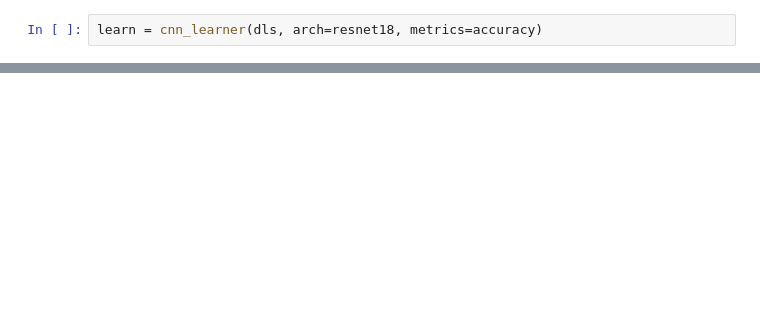
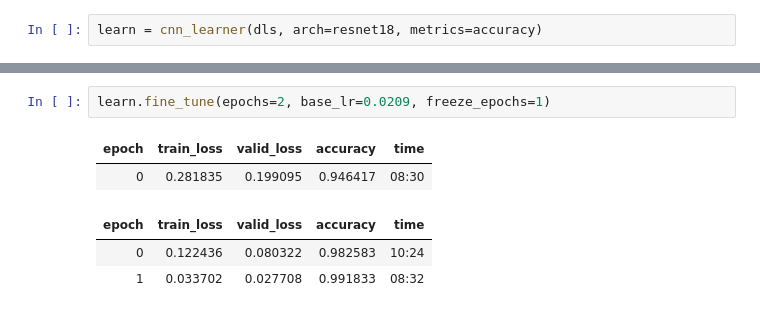
Before and after one commit to PacktPublishing/Mastering-PyTorch, a Jupyter notebook: 14_rapid_prototyping_with_pytorch/fastai.ipynb, the cells around one changed output, grey strips where cells are left out. Saved outputs shown, nothing was run; the diff lists cells and outputs as text; blank space fills up the shorter version.

```diff
--- a/14_rapid_prototyping_with_pytorch/fastai.ipynb
+++ b/14_rapid_prototyping_with_pytorch/fastai.ipynb
@@ -41,3 +28,11 @@ Downloading: "https://download.pytorch.org/models/resnet18-5c106cde.pth" to /Use
+# %%
+learn.fine_tune(epochs=2, base_lr=0.0209, freeze_epochs=1)
+# %% [output]
+| epoch | train_loss | valid_loss | accuracy | time |
+| 0 | 0.281835 | 0.199095 | 0.946417 | 08:30 |
+| epoch | train_loss | valid_loss | accuracy | time |
+| 0 | 0.122436 | 0.080322 | 0.982583 | 10:24 |
+| 1 | 0.033702 | 0.027708 | 0.991833 | 08:32 |
 # %%
 learn.show_results()
 # %% [output]
```
Also changed, not shown: parts of 15 cells of this notebook.
